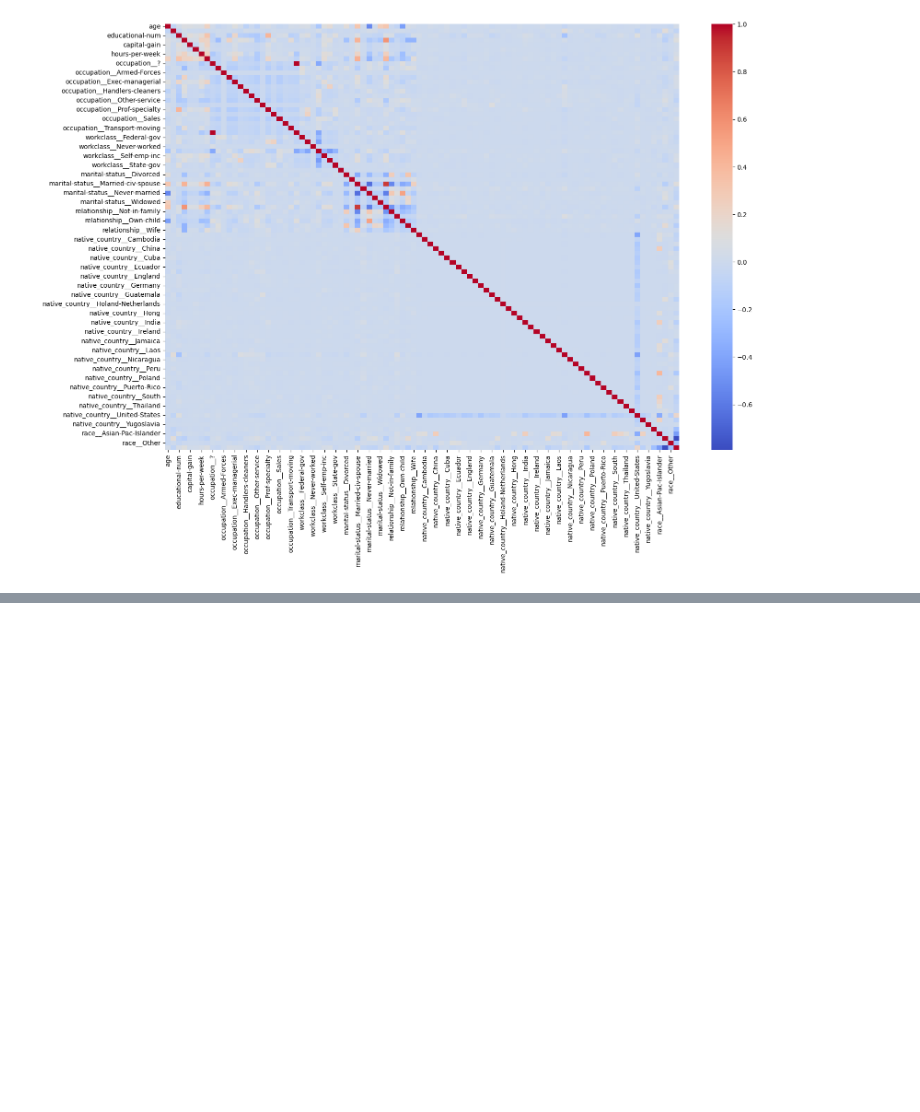
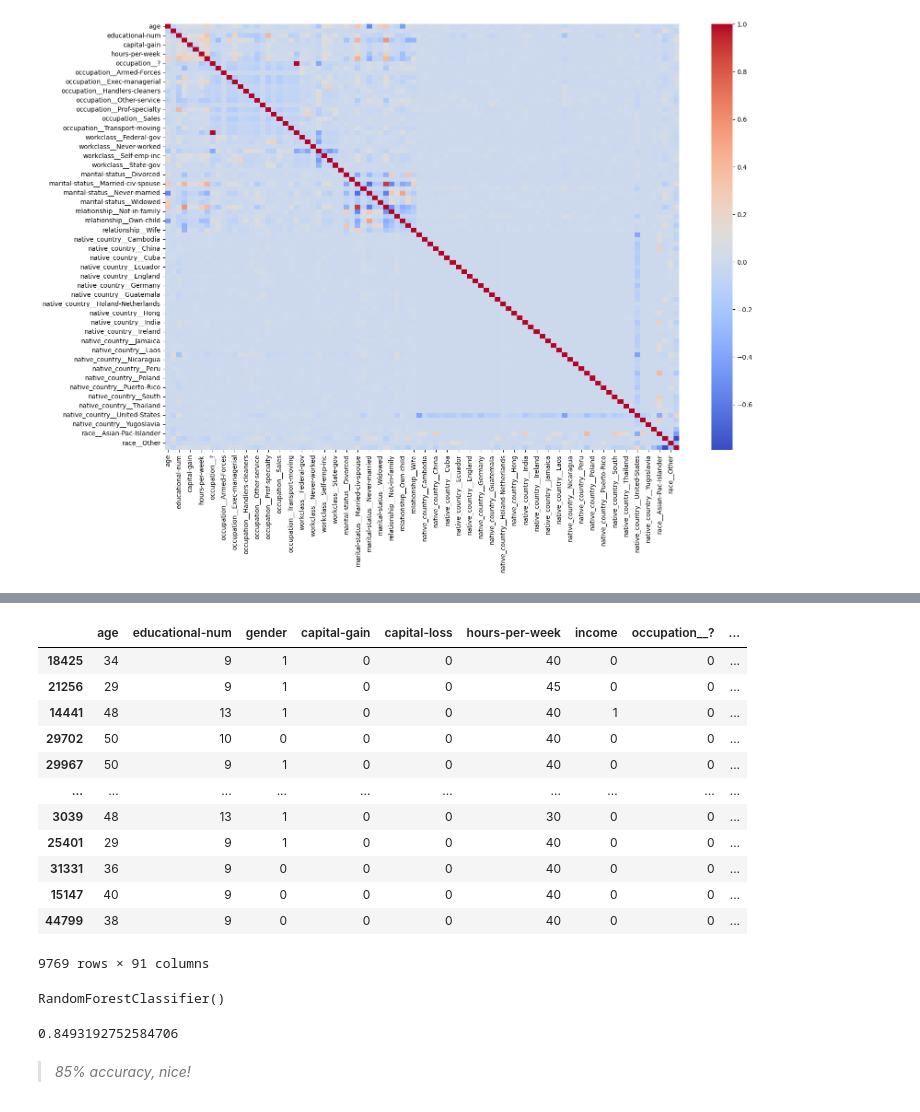
Before and after one commit to nassimlamnini/IncomePrediction, a Jupyter notebook: Income.ipynb, the cells around one changed output, grey strips where cells are left out. Saved outputs shown, nothing was run; the diff lists cells and outputs as text; code cells hidden in the pictures; blank space fills up the shorter version.

```diff
--- a/Income.ipynb
+++ b/Income.ipynb
@@ -136,0 +194,16 @@ sns.heatmap(df.corr(), annot=False, cmap='coolwarm')
+# %%
+test_df
+# %% [output]
+|  | age | educational-num | gender | capital-gain | capital-loss | hours-per-week | income | occupation__? | ... |
+| 18425 | 34 | 9 | 1 | 0 | 0 | 40 | 0 | 0 | ... |
+| 21256 | 29 | 9 | 1 | 0 | 0 | 45 | 0 | 0 | ... |
+| 14441 | 48 | 13 | 1 | 0 | 0 | 40 | 1 | 0 | ... |
+| 29702 | 50 | 10 | 0 | 0 | 0 | 40 | 0 | 0 | ... |
+| 29967 | 50 | 9 | 1 | 0 | 0 | 40 | 0 | 0 | ... |
+| ... | ... | ... | ... | ... | ... | ... | ... | ... | ... |
+| 3039 | 48 | 13 | 1 | 0 | 0 | 30 | 0 | 0 | ... |
+| 25401 | 29 | 9 | 1 | 0 | 0 | 40 | 0 | 0 | ... |
+| 31331 | 36 | 9 | 0 | 0 | 0 | 40 | 0 | 0 | ... |
+| 15147 | 40 | 9 | 0 | 0 | 0 | 40 | 0 | 0 | ... |
+| 44799 | 38 | 9 | 0 | 0 | 0 | 40 | 0 | 0 | ... |
+9769 rows × 91 columns
@@ -136,0 +218,10 @@ sns.heatmap(df.corr(), annot=False, cmap='coolwarm')
+# %%
+forest.fit(train_X,train_Y)
+# %% [output]
+RandomForestClassifier()
+# %%
+forest.score(test_X,test_Y)
+# %% [output]
+0.8493192752584706
+# %% [markdown]
+>*85% accuracy, nice!*
```
Also changed, not shown: parts of 16 cells of this notebook.
